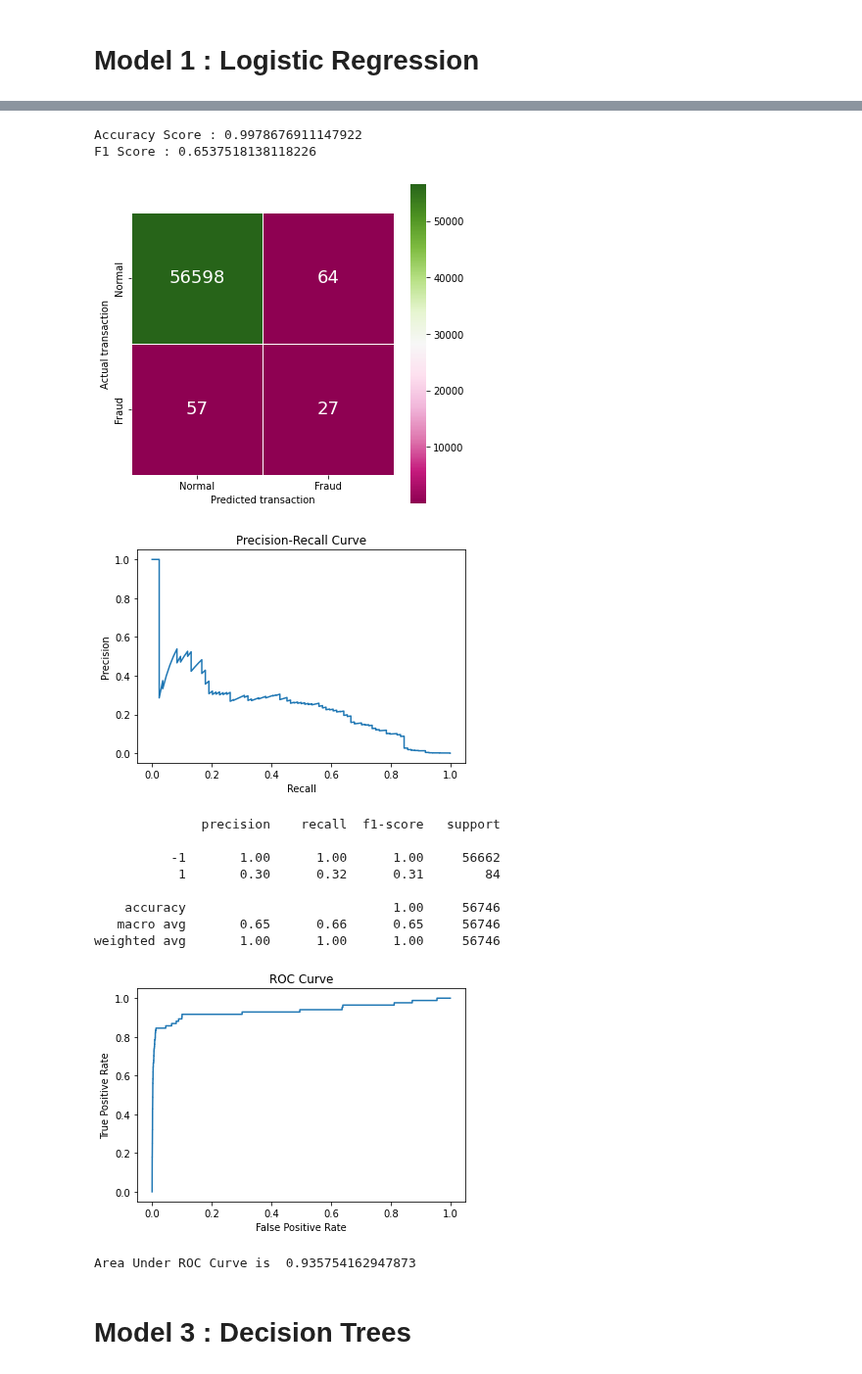
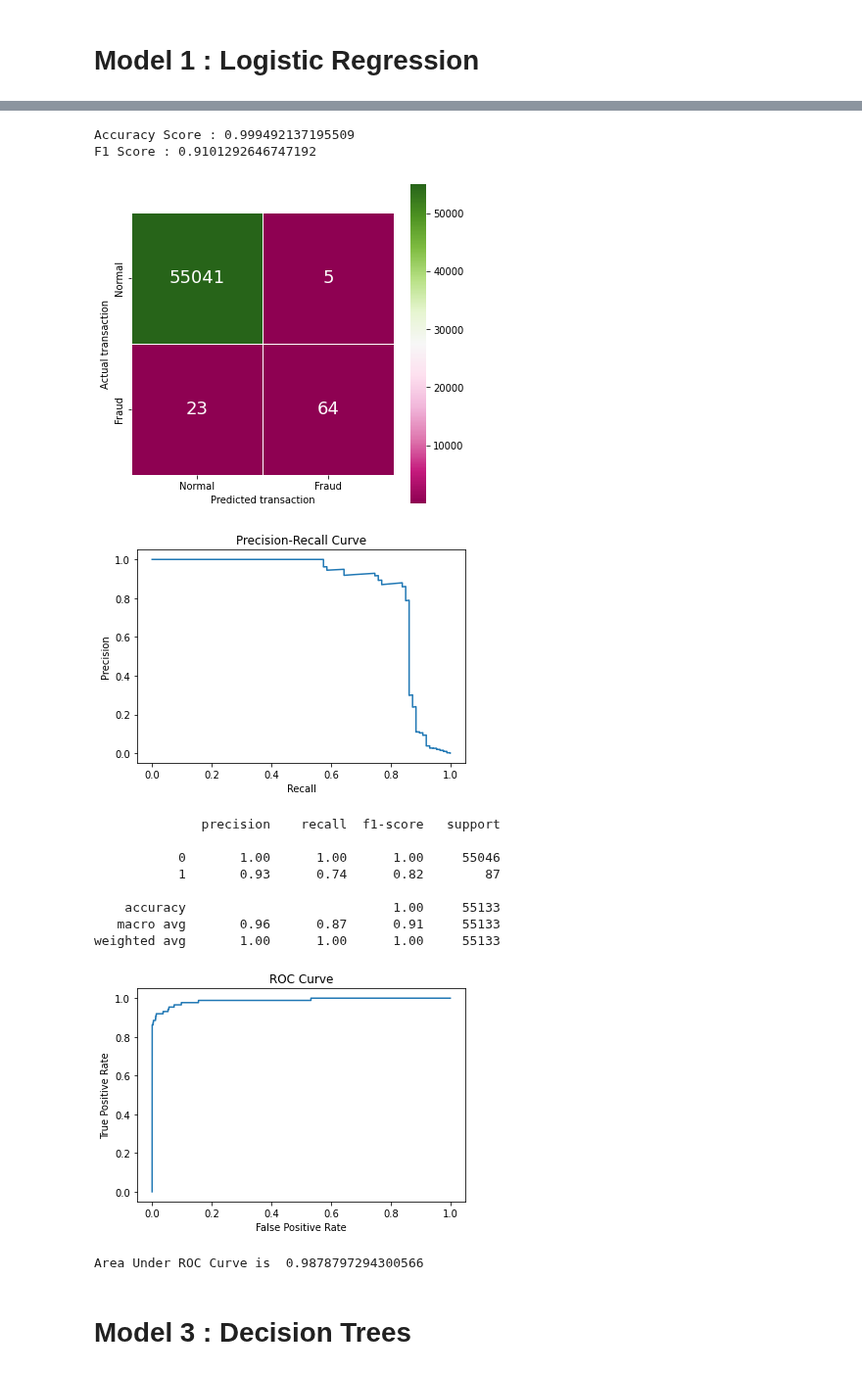
Before and after one commit to PHNPR/Credit-Card-Fraud-Detection, a Jupyter notebook: Credit Card Fraud.ipynb, the cells around one changed output, grey strips where cells are left out. Shown at 98% size. Saved outputs shown, nothing was run; the diff lists cells and outputs as text; code cells hidden in the pictures.

Commit message:
Added Random forest , correlation matrix

```diff
--- a/Credit Card Fraud.ipynb
+++ b/Credit Card Fraud.ipynb
@@ -45,3 +44,7 @@ Data columns (total 31 columns):
  30  Class   284807 non-null  int64
 dtypes: float64(30), int64(1)
 memory usage: 67.4 MB
+# %%
+# Time in this case is an unnecessary factor
+data.drop(['Time'] , axis= 1 , inplace= True)
+print(data.shape)
@@ -165,6 +181,6 @@ def ROC_curve(Y,y_):
 # %% [markdown]
 # Model 1 : Logistic Regression
 # %%
-LR = LogisticRegression(solver= 'lbfgs' , max_iter= 200)
+LR = LogisticRegression(solver='liblinear' , max_iter= 1000 , random_state= 4)
 LR.fit(X_train,Y_train)
 # %% [output]
@@ -226,4 +242,4 @@ Area Under ROC Curve is  0.9523179219801294
 # %%
-IsF = IsolationForest( n_estimators = 100 , max_samples= len(X_train) , contamination= outlier_fraction , random_state= 4)
-IsF.fit(X_train,Y_train)
+rfc = RandomForestClassifier( max_depth= 5 ,criterion = 'entropy' , max_samples= len(X_train) ,  random_state= 4)
+rfc.fit(X_train,Y_train)
 # %% [output]
@@ -232,24 +248,19 @@ IsolationForest(contamination=0.0017167495619861337, max_samples=226980,
 # %%
-def isf_predict(X,Y):
-    y = -1 * IsF.predict(X)   # -1 => normal and 1 => Fraud
-    y_ = -1 * IsF.decision_function(X)
+def rfc_predict(X,Y):
+    y = rfc.predict(X)
+    y_ = rfc.predict_proba(X)[:,1]
 
-    a =[]
-    for i in Y :
-        if i == 1 : a.append(1)
-        else : a.append(-1)
+    print("Accuracy Score :" , accuracy_score(Y,y))
 
-    print("Accuracy Score :" , accuracy_score(a,y))
+    print("F1 Score :" , f1_score(Y,y,average='macro'))
 
-    print("F1 Score :" , f1_score(a,y,average='macro'))
+    confusion_matrix_plot(Y,y)
 
-    confusion_matrix_plot(a,y)
+    pr_curve(Y,y_)
 
-    pr_curve(a,y_)
+    print(classification_report(Y,y))
 
-    print(classification_report(a,y))
+    ROC_curve(Y,y_)
 
-    ROC_curve(a,y_)
-
-    print('Area Under ROC Curve is ' , roc_auc_score(a,y_))
+    print('Area Under ROC Curve is ' , roc_auc_score(Y,y_))
 # %%
@@ -272,20 +283,20 @@ Area Under ROC Curve is  0.9518080088560639
 # %%
-isf_predict(X_test , Y_test)
+rfc_predict(X_test , Y_test)
 # %% [output]
-Accuracy Score : 0.9978676911147922
-F1 Score : 0.6537518138118226
+Accuracy Score : 0.999492137195509
+F1 Score : 0.9101292646747192
-[figure, old version]
+[figure, new version]
-[figure, old version]
+[figure, new version]
               precision    recall  f1-score   support
 
-          -1       1.00      1.00      1.00     56662
-           1       0.30      0.32      0.31        84
+           0       1.00      1.00      1.00     55046
+           1       0.93      0.74      0.82        87
 
-    accuracy                           1.00     56746
-   macro avg       0.65      0.66      0.65     56746
-weighted avg       1.00      1.00      1.00     56746
+    accuracy                           1.00     55133
+   macro avg       0.96      0.87      0.91     55133
+weighted avg       1.00      1.00      1.00     55133
-[figure, old version]
+[figure, new version]
-Area Under ROC Curve is  0.935754162947873
+Area Under ROC Curve is  0.9878797294300566
 # %% [markdown]
 # Model 3 : Decision Trees
 # %%
```
Also changed, not shown: parts of 25 cells of this notebook.
